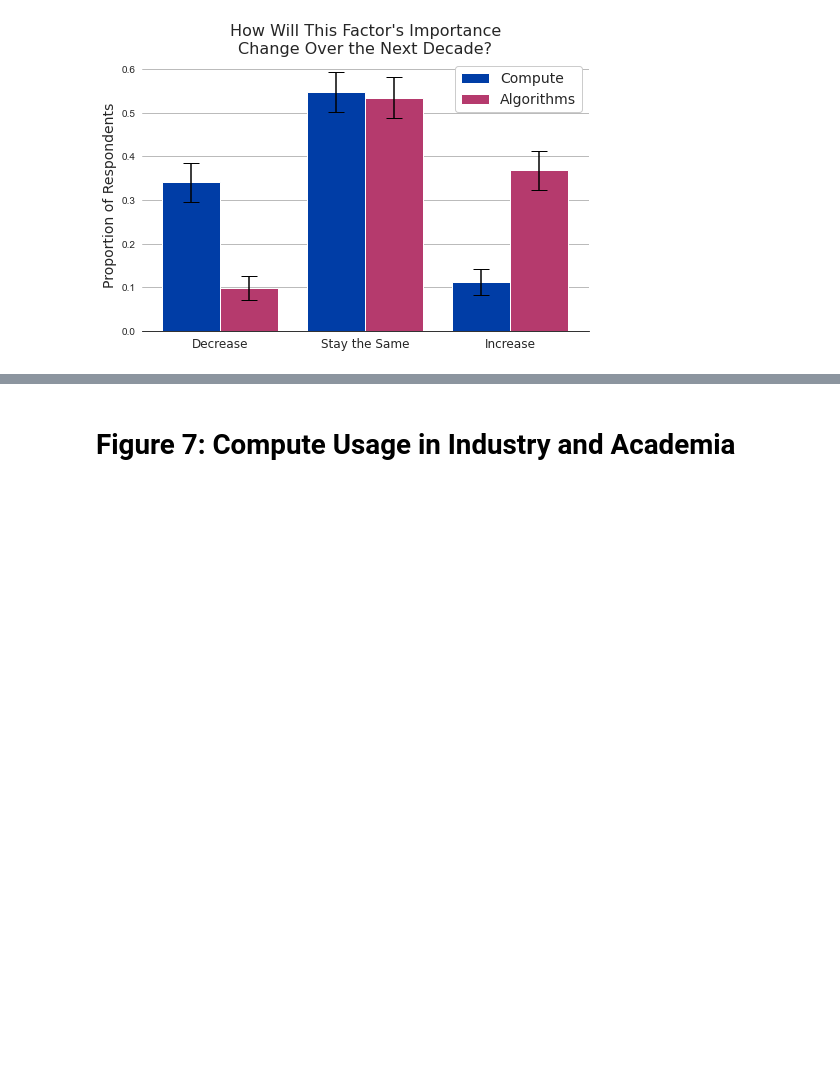
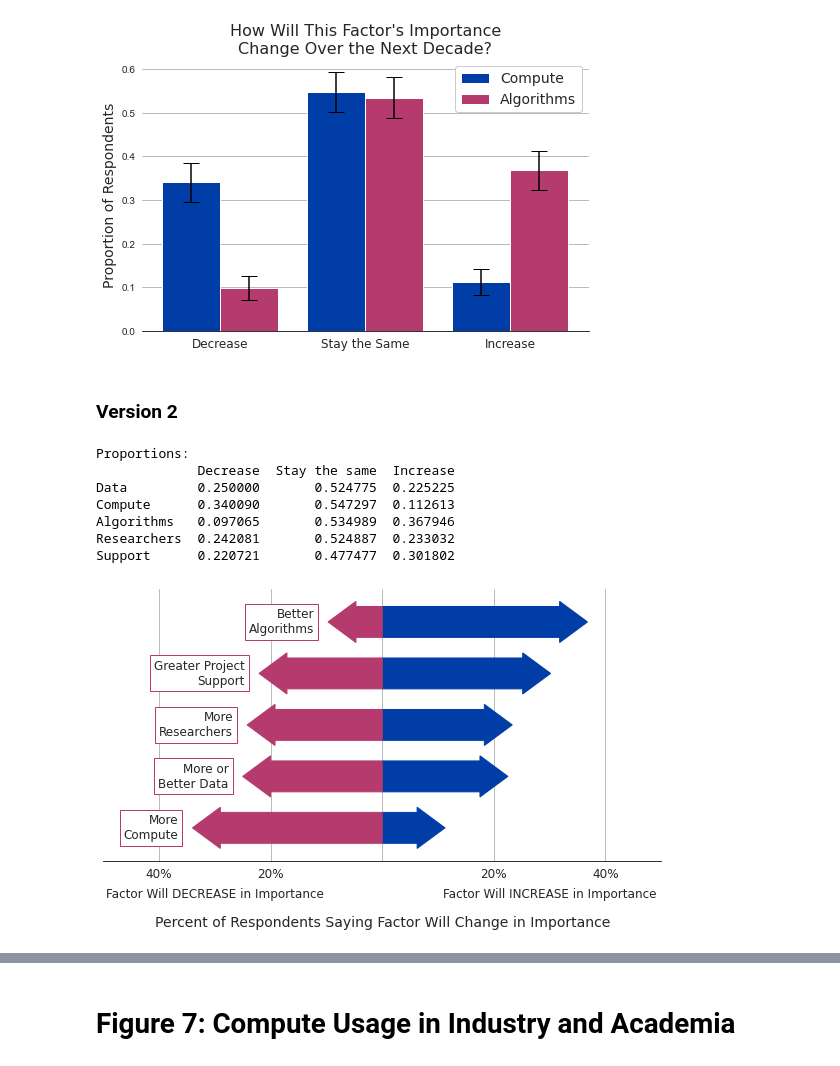
Before and after one commit to georgetown-cset/Compute_Survey_2022, a Jupyter notebook: scripts/paper_figures.ipynb, the cells around one changed output, grey strips where cells are left out. Cells and saved outputs as stored; diff of their text form; code cells hidden in the pictures; blank space fills up the shorter version.

```diff
--- a/scripts/paper_figures.ipynb
+++ b/scripts/paper_figures.ipynb
@@ -435,3 +439,62 @@ Confidence Intervals:
 Compute     0.044066       0.046300  0.029405
 Algorithms  0.027569       0.046447  0.044908
 [figure]
+# %% [markdown]
+### Version 2
+# %%
+# Create an array to hold the values for the proportion of respondents saying that algorithms or compute will increase in importance, stay the same, or decrease
+data = pd.DataFrame({'Decrease': [0] * 6, 'Stay the Same': [0] * 6, 'Increase': [0] * 6, 'Total': [0] * 6},
+                   index = ['Data', 'Compute', 'Algorithms', 'Researchers', 'Support', 'Total'])
+
+# Create a table based on how many respondents increased their assessment of a factor, decreased it, or did not change it
+for lab in data.index[:-1]:
+    data['Decrease'][lab] += len(df[df[f'Past{lab}'] > df[f'Future{lab}']])
+    data['Stay the Same'][lab] += len(df[df[f'Past{lab}'] == df[f'Future{lab}']])
+    data['Increase'][lab] += len(df[df[f'Past{lab}'] < df[f'Future{lab}']])
+data['Total'] = np.sum(np.array(data)[:, :-1], axis=1)
+
+# Calculate the proportion falling into each of the three categories for each factor, and then calculate the confidence intervals
+props = np.array(data)[:-1, :-1] / np.expand_dims(np.array(data)[:-1, -1], axis=1)
+
+# Print the resulting proportions and confidence intervals being plotted
+print('Proportions:')
+print(pd.DataFrame({'Decrease': props[:, 0], 'Stay the same': props[:, 1], 'Increase': props[:, 2]}, index=data.index[:-1]))
+
+# Make the plot
+fig, ax = plt.subplots(figsize=(10,5))
+
+# Sort the values and write out the labels to match
+dx_pos = props[np.argsort(props[:, 2]), 2]
+dx_neg = -props[np.argsort(props[:, 2]), 0]
+labels = ['More\nCompute', 'More or\nBetter Data', 'More\nResearchers', 'Greater Project\nSupport', 'Better\nAlgorithms']
+
+# For each value, plot an arrow showing the proportion saying the factor will increase in importance, one for the proportion saying decrease, and a label
+for i in range(len(labels)):
+    ax.arrow(0, i, dx = dx_pos[i], dy = 0, color = colors[0], length_includes_head = True, width = 0.6, head_width = 0.8, head_length = 0.05, label = labels[i])
+    ax.arrow(0, i, dx = dx_neg[i], dy = 0, color = colors[1], length_includes_head = True, width = 0.6, head_width = 0.8, head_length = 0.05, label = labels[i])
+    text = ax.annotate(labels[i], xy=(dx_neg[i] - 0.025, i), va='center', ha='right', fontname='DejaVu Sans', fontsize=12)
+    text.set_bbox(dict(facecolor='white', alpha=1, edgecolor=colors[1]))
+
+# Adjust aesthetics, add labels on the x-axis, and save the figure
+ax.set_xlim([-0.5, 0.5])
+ax.set_yticks([])
+ax.grid(axis='x')
+ax.set_xticks([-0.4, -0.2, 0, 0.2, 0.4])
+ax.set_xticklabels(['40%', '20%', '', '20%', '40%'], fontsize=12, fontname='DejaVu Sans')
+for lab, loc in zip(['DECREASE', 'INCREASE'], [-0.3, 0.3]):
+    ax.annotate(f'Factor Will {lab} in Importance', xy=(loc, -1.3), ha='center', va='center',
+                fontsize=12, fontname='DejaVu Sans', annotation_clip = False)
+ax.set_xlabel('Percent of Respondents Saying Factor Will Change in Importance', fontsize=14, fontname='DejaVu Sans', labelpad=35)
+plt.savefig('../figures/paper/Fig6_v2.jpg', dpi=300, bbox_inches='tight')
+
+plt.show()
+plt.close()
+# %% [output]
+Proportions:
+             Decrease  Stay the same  Increase
+Data         0.250000       0.524775  0.225225
+Compute      0.340090       0.547297  0.112613
+Algorithms   0.097065       0.534989  0.367946
+Researchers  0.242081       0.524887  0.233032
+Support      0.220721       0.477477  0.301802
+[figure, added]
```
Also changed, not shown: parts of 9 cells of this notebook, 1 other file.
